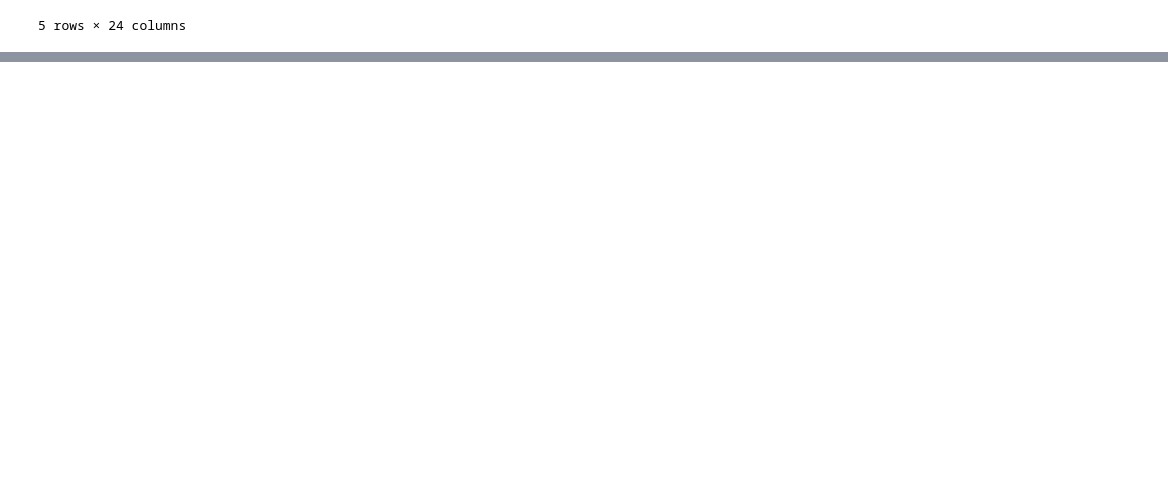
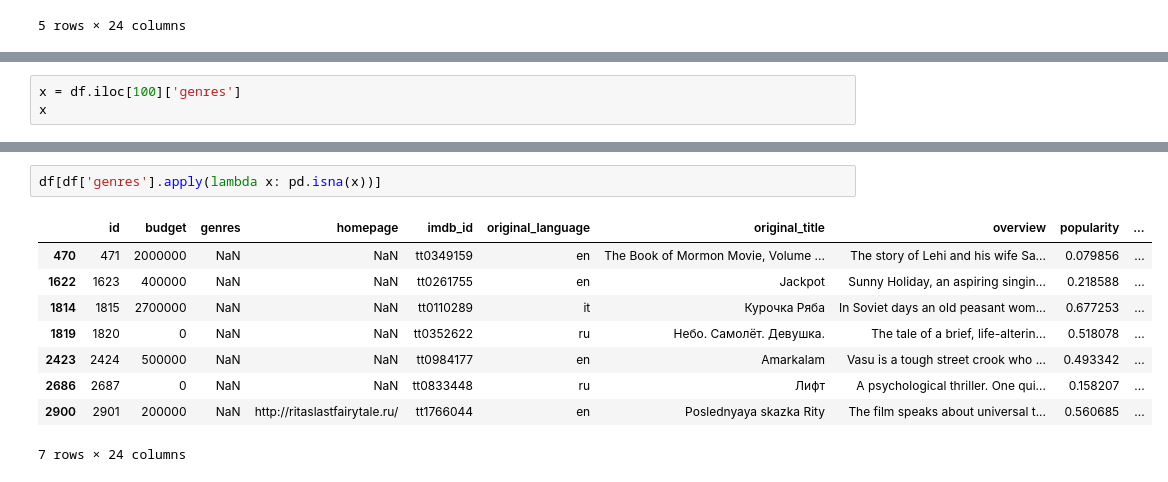
Before and after one commit to JE-/TMDB, a Jupyter notebook: TMDB.ipynb, the cells around one changed output, grey strips where cells are left out. Drawn from its saved outputs; the diff is of its cells as text; blank space fills up the shorter version.

Commit message:
genres

```diff
--- a/TMDB.ipynb
+++ b/TMDB.ipynb
@@ -137,0 +140,3 @@ df.head()
+# %%
+x = df.iloc[100]['genres']
+x
@@ -137,0 +203,12 @@ df.head()
+# %%
+df[df['genres'].apply(lambda x: pd.isna(x))]
+# %% [output]
+|  | id | budget | genres | homepage | imdb_id | original_language | original_title | overview | popularity | ... |
+| 470 | 471 | 2000000 | NaN | NaN | tt0349159 | en | The Book of Mormon Movie, Volume ... | The story of Lehi and his wife Sa... | 0.079856 | ... |
+| 1622 | 1623 | 400000 | NaN | NaN | tt0261755 | en | Jackpot | Sunny Holiday, an aspiring singin... | 0.218588 | ... |
+| 1814 | 1815 | 2700000 | NaN | NaN | tt0110289 | it | Курочка Ряба | In Soviet days an old peasant wom... | 0.677253 | ... |
+| 1819 | 1820 | 0 | NaN | NaN | tt0352622 | ru | Небо. Самолёт. Девушка. | The tale of a brief, life-alterin... | 0.518078 | ... |
+| 2423 | 2424 | 500000 | NaN | NaN | tt0984177 | en | Amarkalam | Vasu is a tough street crook who ... | 0.493342 | ... |
+| 2686 | 2687 | 0 | NaN | NaN | tt0833448 | ru | Лифт | A psychological thriller. One qui... | 0.158207 | ... |
+| 2900 | 2901 | 200000 | NaN | http://ritaslastfairytale.ru/ | tt1766044 | en | Poslednyaya skazka Rity | The film speaks about universal t... | 0.560685 | ... |
+7 rows × 24 columns
```
Also changed, not shown: parts of 8 cells of this notebook.
